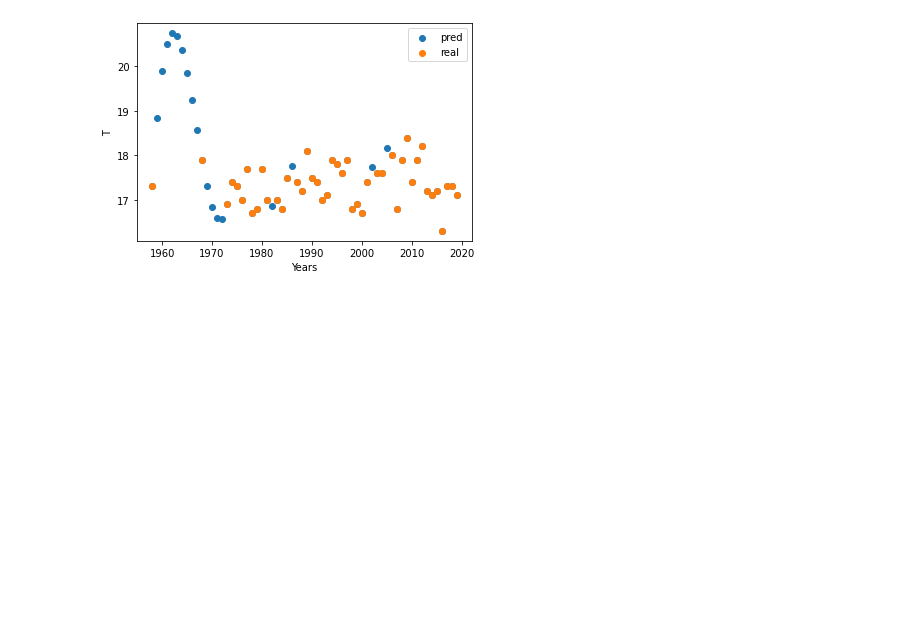
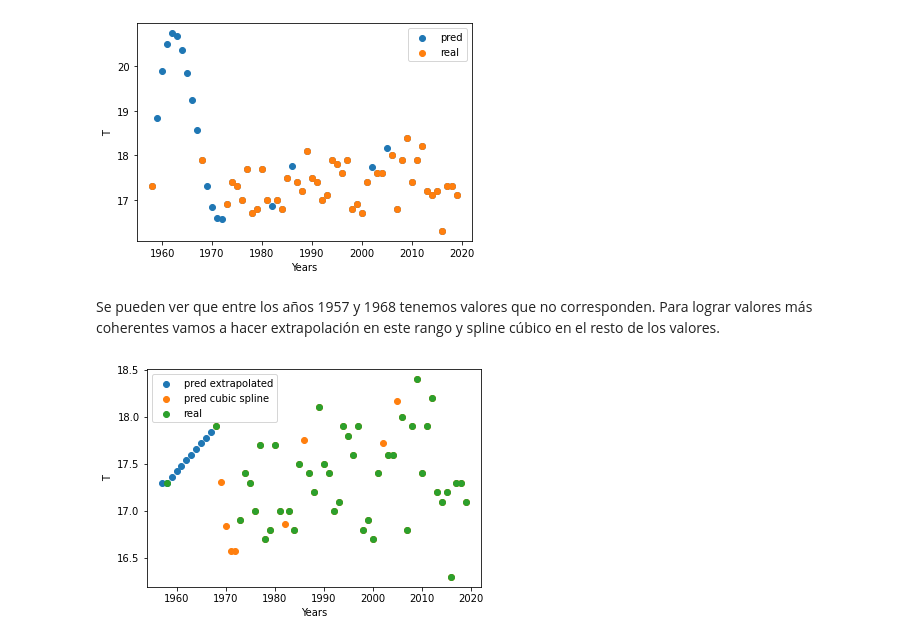
Before and after one commit to rusito-23/anfamaf2020, a Jupyter notebook: Labs/Lab 3/Lab 3.ipynb, the cells around one changed output. Saved outputs shown, nothing was run; the diff lists cells and outputs as text; code cells hidden in the pictures; blank space fills up the shorter version.

Commit message:
- probando cubic spline & np.interp -

```diff
--- a/Labs/Lab 3/Lab 3.ipynb
+++ b/Labs/Lab 3/Lab 3.ipynb
@@ -319,3 +319,21 @@ plt.legend()
 plt.show()
 # %% [output]
 [figure]
+# %% [markdown]
+Se pueden ver que entre los años 1957 y 1968 tenemos valores que no corresponden. Para lograr valores más coherentes vamos a hacer extrapolación en este rango y spline cúbico en el resto de los valores.
+# %%
+z_data_ex = list(range(1957, 1968))
+z_pred_ex = np.interp(z_data_ex, x_data, y_data)
+
+z_data_in = list(range(1968, 2021))
+z_pred_in = cubic_spline(z_data_in)
+
+plt.scatter(z_data_ex, z_pred_ex, label='pred extrapolated')
+plt.scatter(z_data_in, z_pred_in, label='pred cubic spline')
+plt.scatter(x_data, y_data, label='real')
+plt.xlabel('Years')
+plt.ylabel('T')
+plt.legend()
+plt.show()
+# %% [output]
+[figure, added]
```
